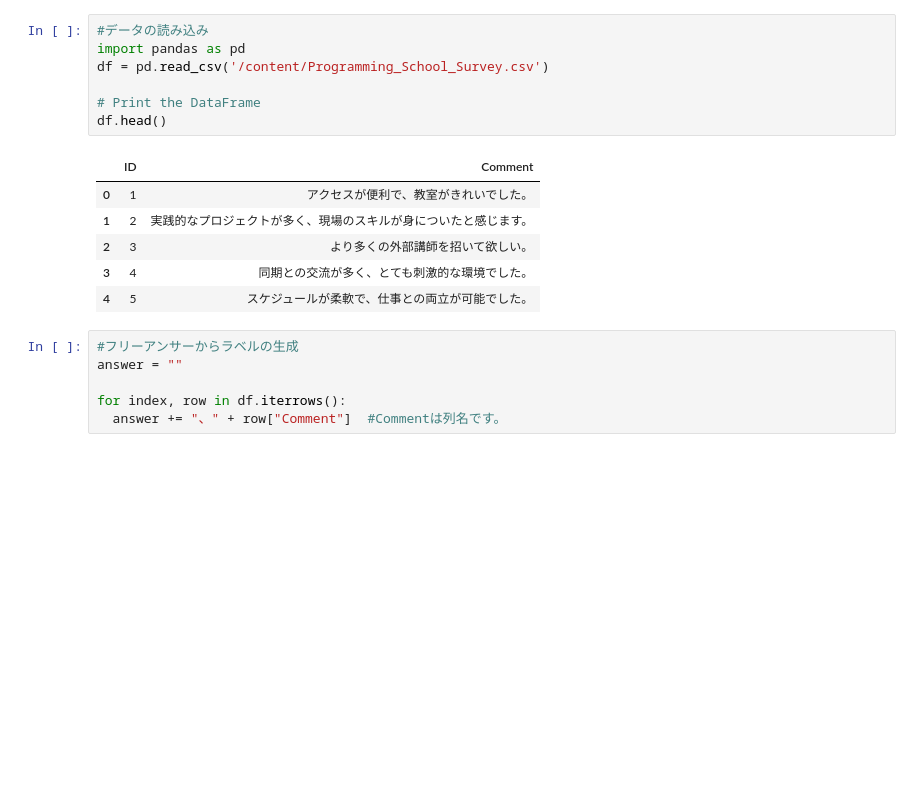
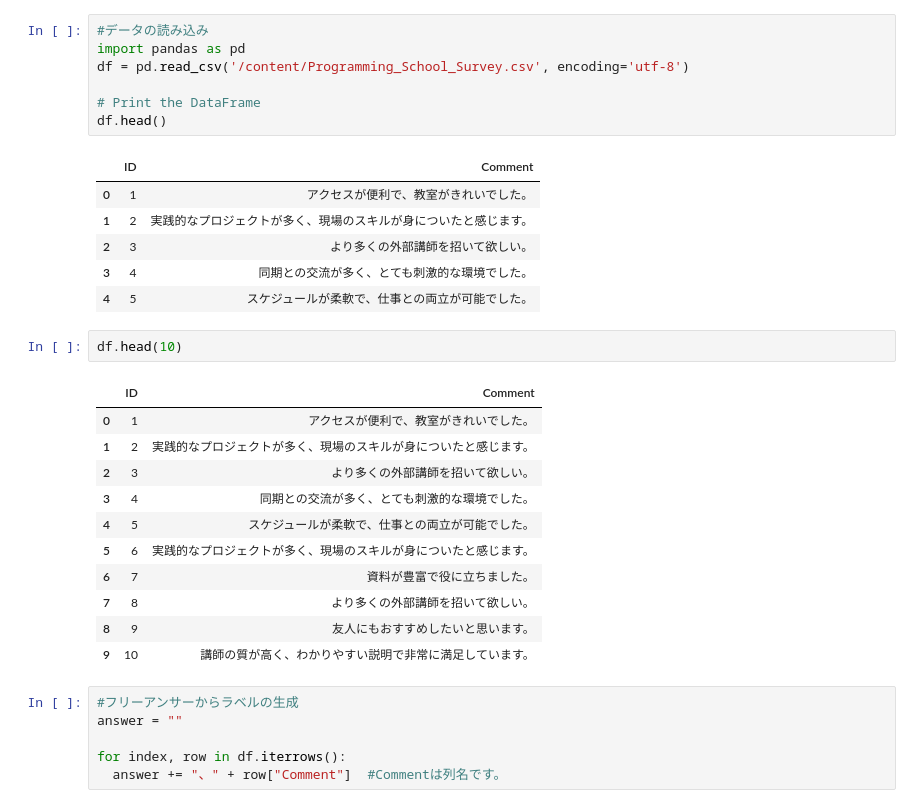
Before and after one commit to wkzhiro/comment_count, a Jupyter notebook: comment_count.ipynb, the cells around one changed output. Saved outputs shown, nothing was run; the diff lists cells and outputs as text; blank space fills up the shorter version.

```diff
--- a/comment_count.ipynb
+++ b/comment_count.ipynb
@@ -89,7 +89,7 @@ print(df)
 # %%
 #データの読み込み
 import pandas as pd
-df = pd.read_csv('/content/Programming_School_Survey.csv')
+df = pd.read_csv('/content/Programming_School_Survey.csv', encoding='utf-8')
 
 # Print the DataFrame
 df.head()
@@ -100,6 +100,20 @@ df.head()
 | 2 | 3 | より多くの外部講師を招いて欲しい。 |
 | 3 | 4 | 同期との交流が多く、とても刺激的な環境でした。 |
 | 4 | 5 | スケジュールが柔軟で、仕事との両立が可能でした。 |
+# %%
+df.head(10)
+# %% [output]
+|  | ID | Comment |
+| 0 | 1 | アクセスが便利で、教室がきれいでした。 |
+| 1 | 2 | 実践的なプロジェクトが多く、現場のスキルが身についたと感じます。 |
+| 2 | 3 | より多くの外部講師を招いて欲しい。 |
+| 3 | 4 | 同期との交流が多く、とても刺激的な環境でした。 |
+| 4 | 5 | スケジュールが柔軟で、仕事との両立が可能でした。 |
+| 5 | 6 | 実践的なプロジェクトが多く、現場のスキルが身についたと感じます。 |
+| 6 | 7 | 資料が豊富で役に立ちました。 |
+| 7 | 8 | より多くの外部講師を招いて欲しい。 |
+| 8 | 9 | 友人にもおすすめしたいと思います。 |
+| 9 | 10 | 講師の質が高く、わかりやすい説明で非常に満足しています。 |
 # %%
 #フリーアンサーからラベルの生成
 answer = ""
```
Also changed, not shown: parts of 4 cells of this notebook.
